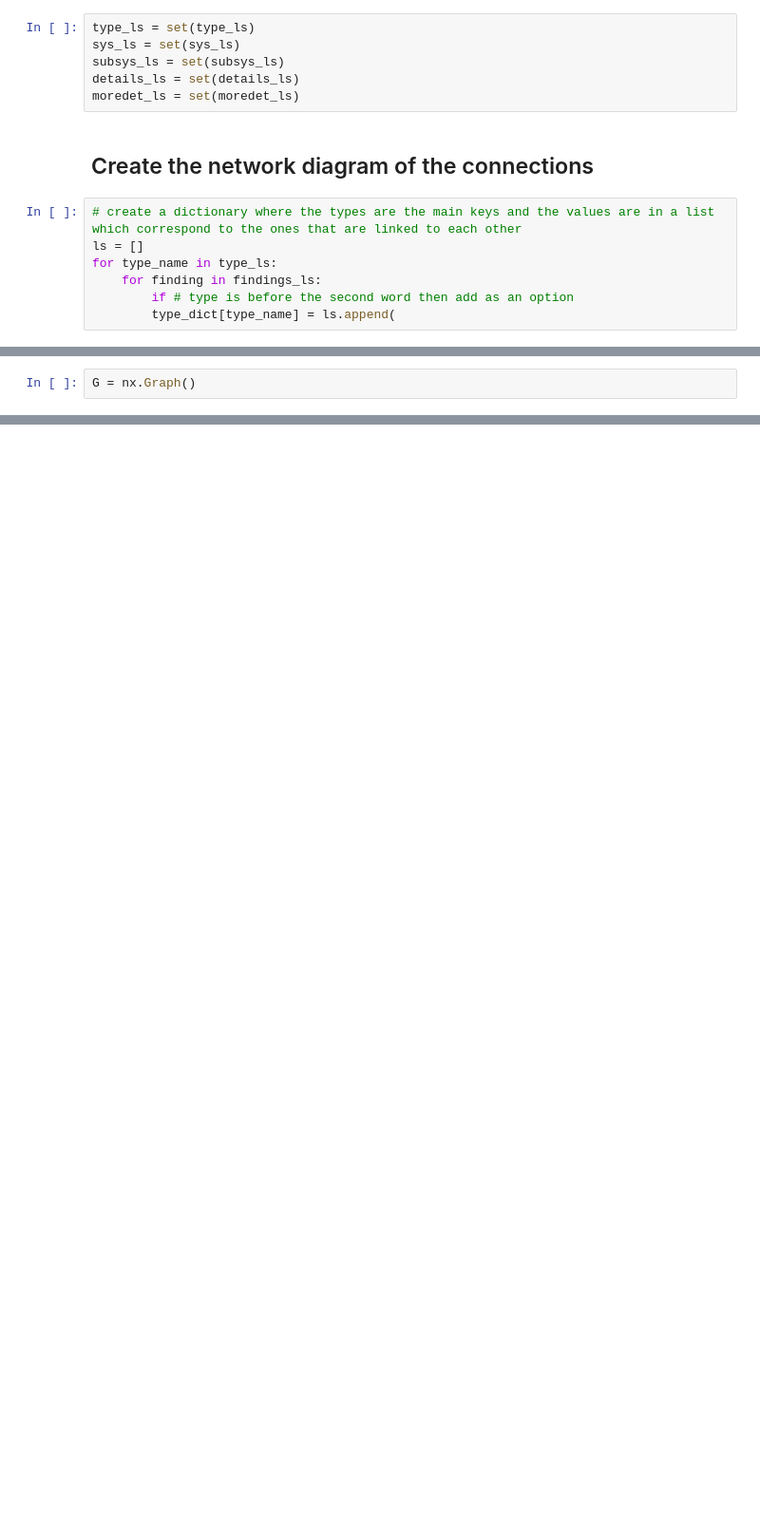
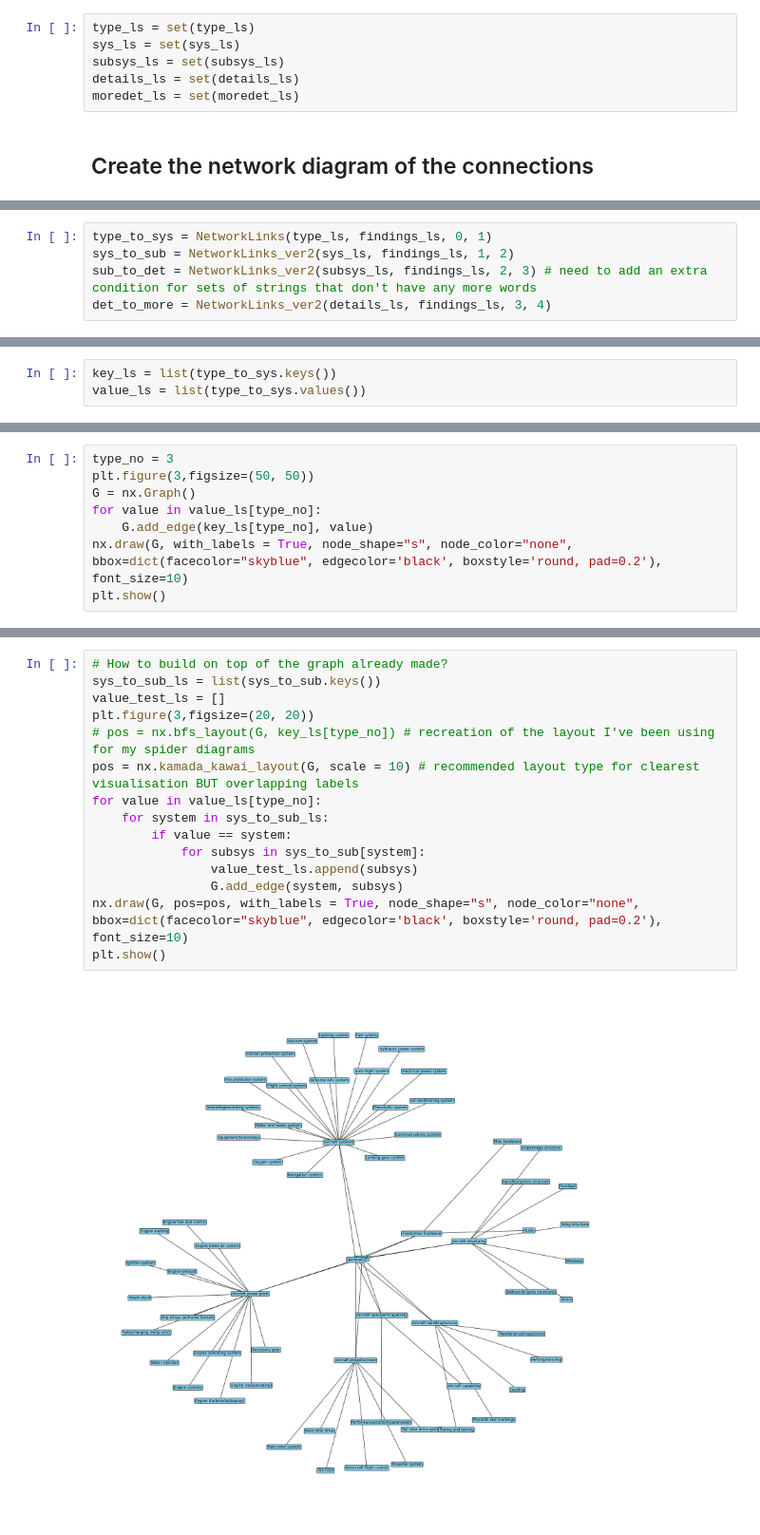
Before and after one commit to ohnovodnik/Air_Accident_Analysis, a Jupyter notebook: Network fault diagrams.ipynb, the cells around one changed output, grey strips where cells are left out. Shown at 95% size. Cells and saved outputs as stored; diff of their text form; blank space fills up the shorter version.

Commit message:
Updated the network diagram file
Developed the visualisation and interconnections further

```diff
--- a/Network fault diagrams.ipynb
+++ b/Network fault diagrams.ipynb
@@ -81,10 +67,3 @@ details_ls = set(details_ls)
 moredet_ls = set(moredet_ls)
 # %% [markdown]
 ## Create the network diagram of the connections
-# %%
-# create a dictionary where the types are the main keys and the values are in a list which correspond to the ones that are linked to each other
-ls = []
-for type_name in type_ls:
-    for finding in findings_ls:
-        if # type is before the second word then add as an option
-        type_dict[type_name] = ls.append(
@@ -90,0 +108,5 @@ for type_name in type_ls:
+# %%
+type_to_sys = NetworkLinks(type_ls, findings_ls, 0, 1)
+sys_to_sub = NetworkLinks_ver2(sys_ls, findings_ls, 1, 2)
+sub_to_det = NetworkLinks_ver2(subsys_ls, findings_ls, 2, 3) # need to add an extra condition for sets of strings that don't have any more words
+det_to_more = NetworkLinks_ver2(details_ls, findings_ls, 3, 4)
@@ -90,0 +123,3 @@ for type_name in type_ls:
+# %%
+key_ls = list(type_to_sys.keys())
+value_ls = list(type_to_sys.values())
@@ -91,2 +146,8 @@ for type_name in type_ls:
 # %%
+type_no = 3
+plt.figure(3,figsize=(50, 50))
 G = nx.Graph()
+for value in value_ls[type_no]:
+    G.add_edge(key_ls[type_no], value)
+nx.draw(G, with_labels = True, node_shape="s", node_color="none", bbox=dict(facecolor="skyblue", edgecolor='black', boxstyle='round, pad=0.2'), font_size=10)
+plt.show()
@@ -92,0 +156,17 @@ G = nx.Graph()
+# %%
+# How to build on top of the graph already made?
+sys_to_sub_ls = list(sys_to_sub.keys())
+value_test_ls = []
+plt.figure(3,figsize=(20, 20))
+# pos = nx.bfs_layout(G, key_ls[type_no]) # recreation of the layout I've been using for my spider diagrams
+pos = nx.kamada_kawai_layout(G, scale = 10) # recommended layout type for clearest visualisation BUT overlapping labels
+for value in value_ls[type_no]:
+    for system in sys_to_sub_ls:
+        if value == system:
+            for subsys in sys_to_sub[system]:
+                value_test_ls.append(subsys)
+                G.add_edge(system, subsys)
+nx.draw(G, pos=pos, with_labels = True, node_shape="s", node_color="none", bbox=dict(facecolor="skyblue", edgecolor='black', boxstyle='round, pad=0.2'), font_size=10)
+plt.show()
+# %% [output]
+[figure, added]
```
Also changed, not shown: parts of 17 cells of this notebook.
